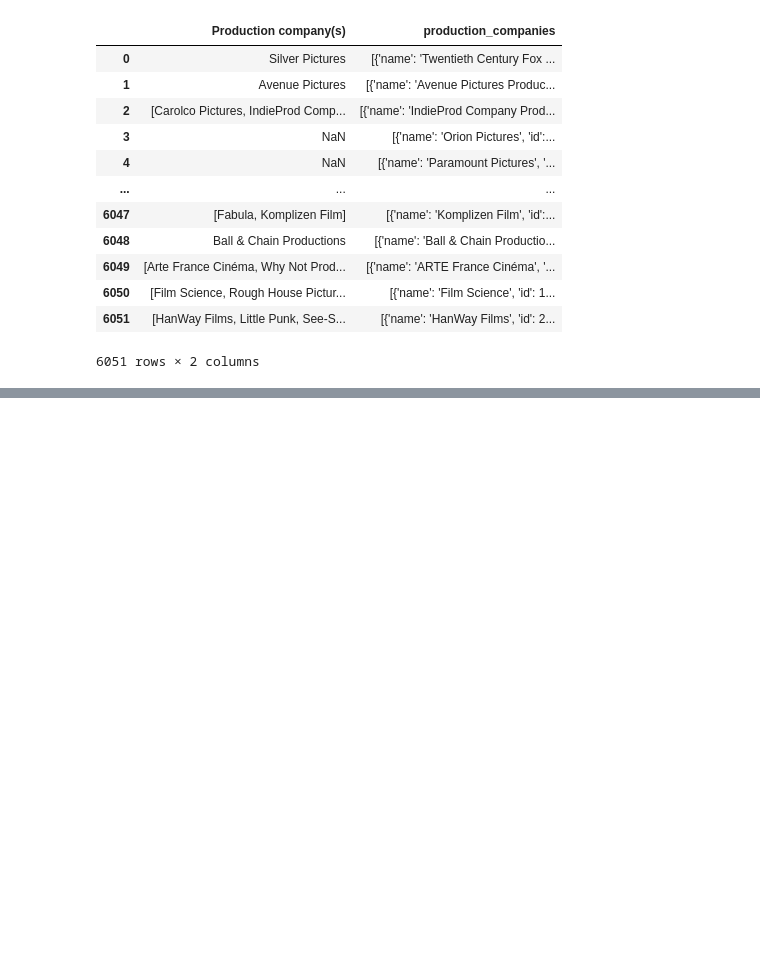
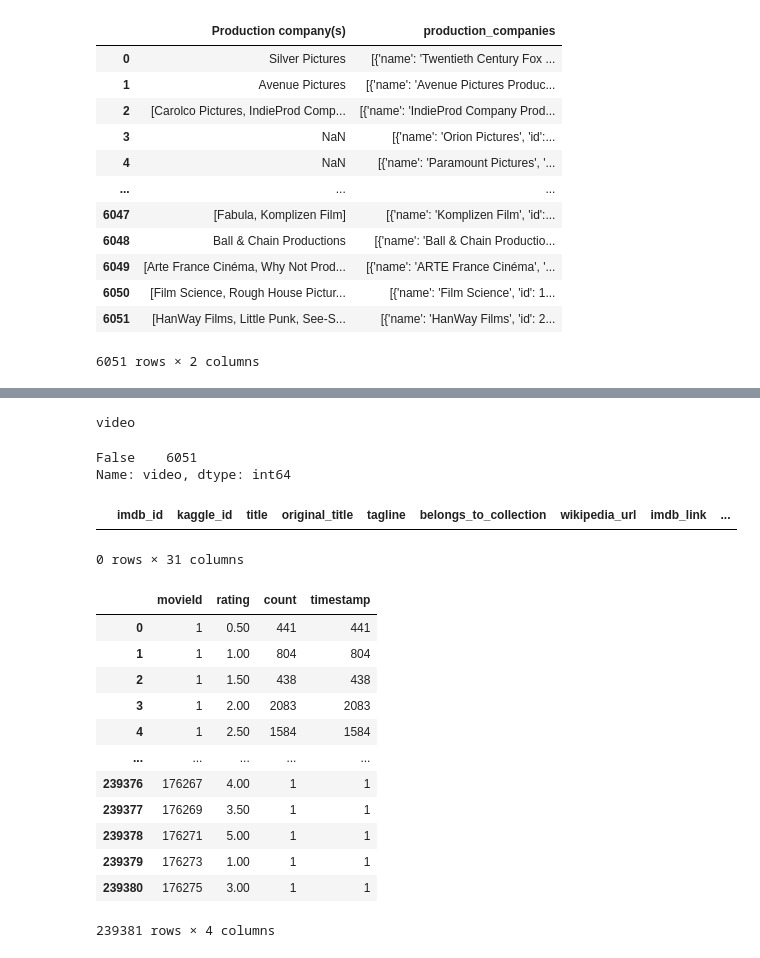
Before and after one commit to shaileeM/Movies-ETL, a Jupyter notebook: Movies_Extract.ipynb, the cells around one changed output, grey strips where cells are left out. Saved outputs shown, nothing was run; the diff lists cells and outputs as text; code cells hidden in the pictures; blank space fills up the shorter version.

```diff
--- a/Movies_Extract.ipynb
+++ b/Movies_Extract.ipynb
@@ -975,0 +1004,15 @@ movies_df[['Production company(s)','production_companies']]
+# %%
+#convert list to tuples
+for col in movies_df.columns:
+    lists_to_tuples = lambda x: tuple(x) if type(x) == list else x
+    value_counts = movies_df[col].apply(lists_to_tuples).value_counts(dropna=False)
+    num_values = len(value_counts)
+    if num_values == 1:
+        print(col)
+# %% [output]
+video
+# %%
+movies_df['video'].value_counts(dropna=False)
+# %% [output]
+False    6051
+Name: video, dtype: int64
@@ -975,0 +1029,5 @@ movies_df[['Production company(s)','production_companies']]
+# %%
+movies_df[movies_df['kaggle_id']==1]
+# %% [output]
+|  | imdb_id | kaggle_id | title | original_title | tagline | belongs_to_collection | wikipedia_url | imdb_link | ... |
+0 rows × 31 columns
@@ -975,0 +1052,16 @@ movies_df[['Production company(s)','production_companies']]
+# %%
+rating_counts
+# %% [output]
+|  | movieId | rating | count | timestamp |
+| 0 | 1 | 0.50 | 441 | 441 |
+| 1 | 1 | 1.00 | 804 | 804 |
+| 2 | 1 | 1.50 | 438 | 438 |
+| 3 | 1 | 2.00 | 2083 | 2083 |
+| 4 | 1 | 2.50 | 1584 | 1584 |
+| ... | ... | ... | ... | ... |
+| 239376 | 176267 | 4.00 | 1 | 1 |
+| 239377 | 176269 | 3.50 | 1 | 1 |
+| 239378 | 176271 | 5.00 | 1 | 1 |
+| 239379 | 176273 | 1.00 | 1 | 1 |
+| 239380 | 176275 | 3.00 | 1 | 1 |
+239381 rows × 4 columns
```
Also changed, not shown: parts of 23 cells of this notebook.
